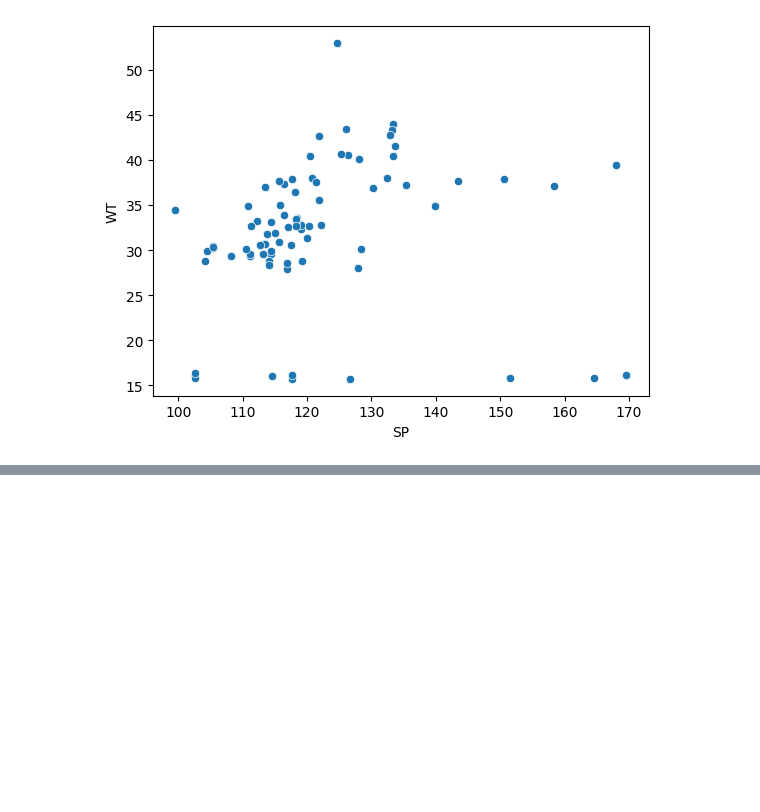
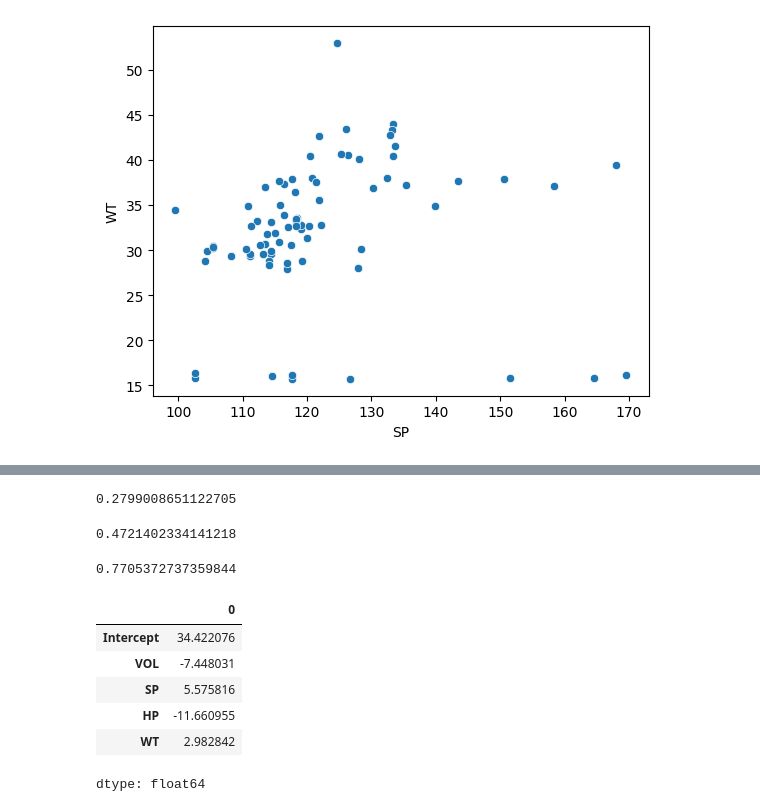
Before and after one commit to manash059/python-fundamental, a Jupyter notebook: AD_05_02_25_edited.ipynb, the cells around one changed output, grey strips where cells are left out. Drawn from its saved outputs; the diff is of its cells as text; code cells hidden in the pictures; blank space fills up the shorter version.

```diff
--- a/AD_05_02_25_edited.ipynb
+++ b/AD_05_02_25_edited.ipynb
@@ -171,0 +224,26 @@ sns.scatterplot(x=cars["SP"],y=cars['WT'])
+# %%
+ml_w=smf.ols('MPG~VOL',data = cars).fit()
+ml_w.rsquared
+# %% [output]
+0.2799008651122705
+# %%
+ml_sp=smf.ols('MPG~SP',data = cars).fit()
+ml_sp.rsquared
+# %% [output]
+0.4721402334141218
+# %%
+import statsmodels.formula.api as smf
+ml_v=smf.ols('MPG~VOL+SP+HP+WT',data = cars).fit()
+ml_v.rsquared
+# %% [output]
+0.7705372737359844
+# %%
+ml_v.params
+# %% [output]
+|  | 0 |
+| Intercept | 34.422076 |
+| VOL | -7.448031 |
+| SP | 5.575816 |
+| HP | -11.660955 |
+| WT | 2.982842 |
+dtype: float64
```
Also changed, not shown: parts of 8 cells of this notebook.
